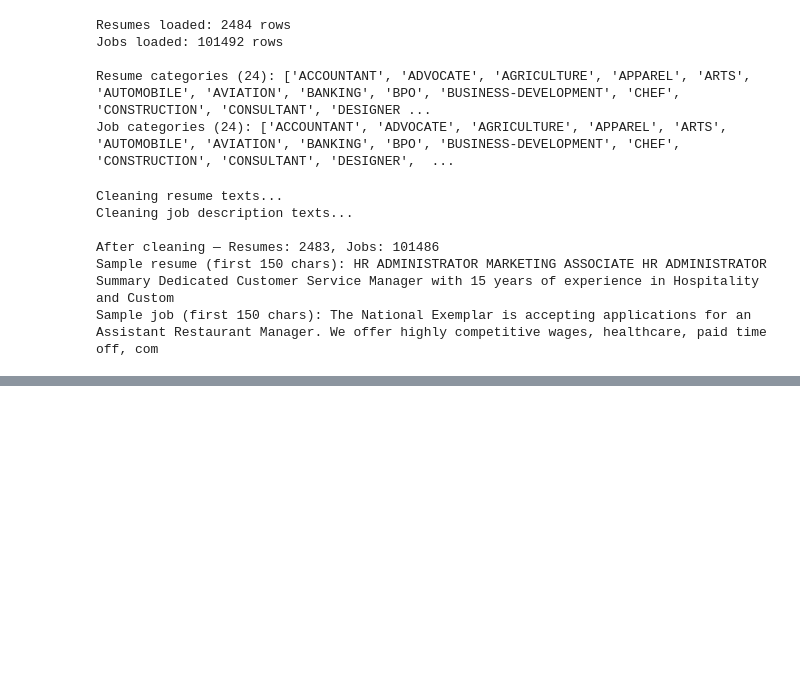
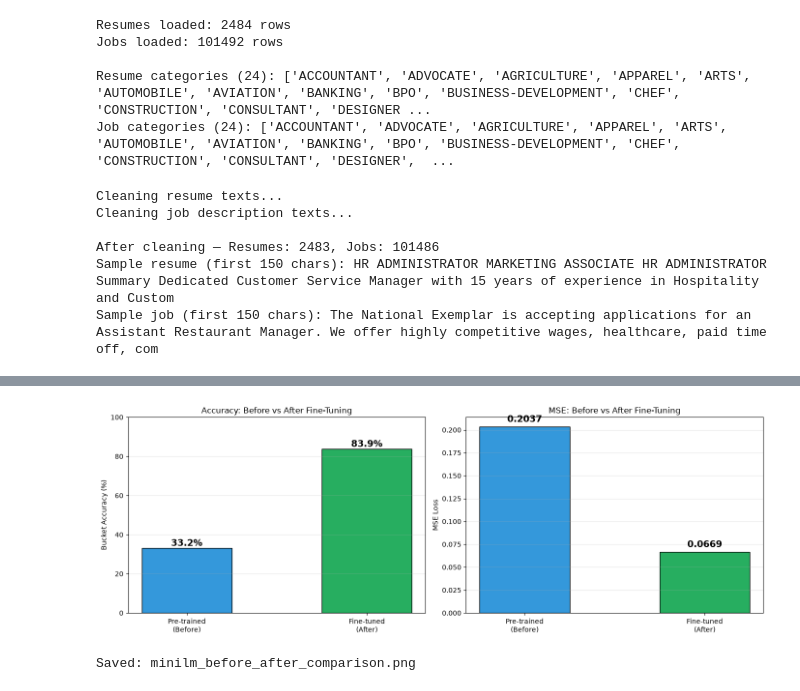
Before and after one commit to birendrakhimding/Smart-Job-Search, a Jupyter notebook: SentenceTransformer.ipynb, the cells around one changed output, grey strips where cells are left out. Cells and saved outputs as stored; diff of their text form; code cells hidden in the pictures; blank space fills up the shorter version.

```diff
--- a/SentenceTransformer.ipynb
+++ b/SentenceTransformer.ipynb
@@ -364,0 +620,34 @@ NameError: name 'Dataset' is not defined
+# %%
+# Before vs After Fine-Tuning Comparison
+
+
+fig, axes = plt.subplots(1, 2, figsize=(14, 5))
+
+categories_plot = ['Pre-trained\n(Before)', 'Fine-tuned\n(After)']
+accuracies = [pre_ft_accuracy * 100, post_ft_accuracy * 100]
+colors = ['#3498db', '#27ae60']
+bars = axes[0].bar(categories_plot, accuracies, color=colors, edgecolor='black', width=0.5)
+for bar, acc in zip(bars, accuracies):
+    axes[0].text(bar.get_x() + bar.get_width()/2, bar.get_height() + 1,
+                 f'{acc:.1f}%', ha='center', fontsize=14, fontweight='bold')
+axes[0].set_ylabel('Bucket Accuracy (%)')
+axes[0].set_title('Accuracy: Before vs After Fine-Tuning')
+axes[0].set_ylim(0, 100)
+axes[0].grid(axis='y', alpha=0.3)
+
+mse_values = [pre_ft_mse, post_ft_mse]
+bars2 = axes[1].bar(categories_plot, mse_values, color=colors, edgecolor='black', width=0.5)
+for bar, mse in zip(bars2, mse_values):
+    axes[1].text(bar.get_x() + bar.get_width()/2, bar.get_height() + 0.005,
+                 f'{mse:.4f}', ha='center', fontsize=14, fontweight='bold')
+axes[1].set_ylabel('MSE Loss')
+axes[1].set_title('MSE: Before vs After Fine-Tuning')
+axes[1].grid(axis='y', alpha=0.3)
+
+plt.tight_layout()
+plt.savefig('minilm_before_after_comparison.png', dpi=150, bbox_inches='tight')
+plt.show()
+print("Saved: minilm_before_after_comparison.png")
+# %% [output]
+[figure, added]
+Saved: minilm_before_after_comparison.png
```
Also changed, not shown: parts of 11 cells of this notebook.
